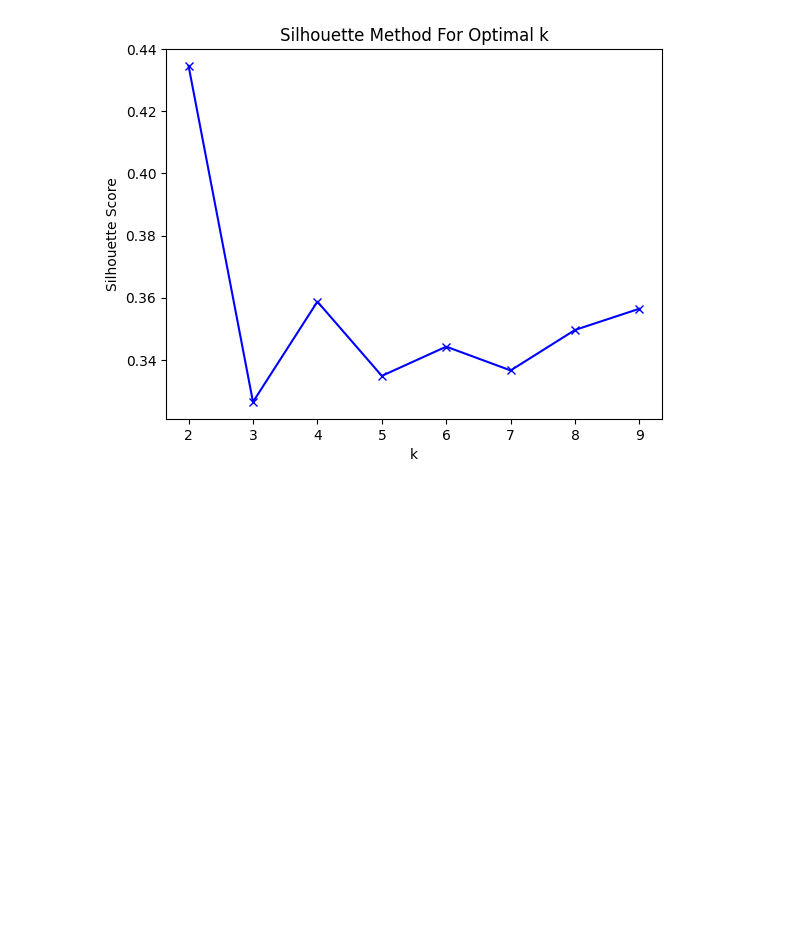
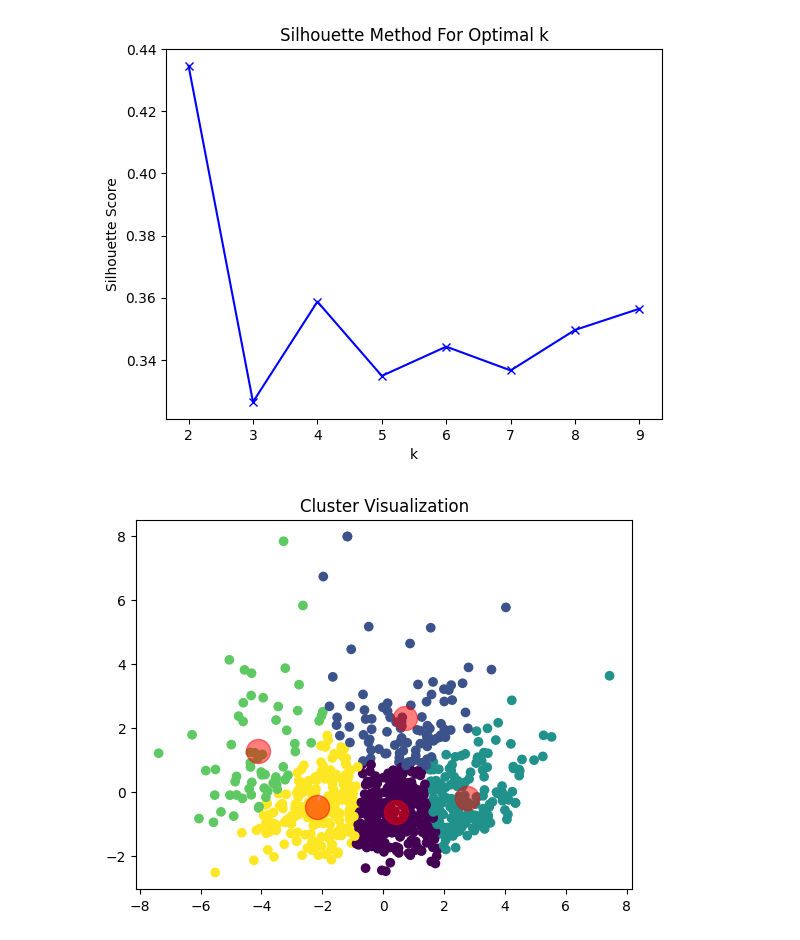
Before and after one commit to N1ghtHunter/dog_breed, a Jupyter notebook: kmeans.ipynb, the cells around one changed output. Cells and saved outputs as stored; diff of their text form; code cells hidden in the pictures; blank space fills up the shorter version.

Commit message:
cluster visualization

```diff
--- a/kmeans.ipynb
+++ b/kmeans.ipynb
@@ -120,3 +120,17 @@ plt.title('Silhouette Method For Optimal k')
 plt.show()
 # %% [output]
 [figure]
+# %%
+import matplotlib.pyplot as plt
+
+# Assuming X_pca is a 2D array
+plt.scatter(X_pca[:, 0], X_pca[:, 1], c=cluster_labels, cmap='viridis')
+
+# Plot the cluster centers
+centers = kmeans.cluster_centers_
+plt.scatter(centers[:, 0], centers[:, 1], c='red', s=300, alpha=0.5)
+
+plt.title('Cluster Visualization')
+plt.show()
+# %% [output]
+[figure, added]
```
Also changed, not shown: 2 other files.
